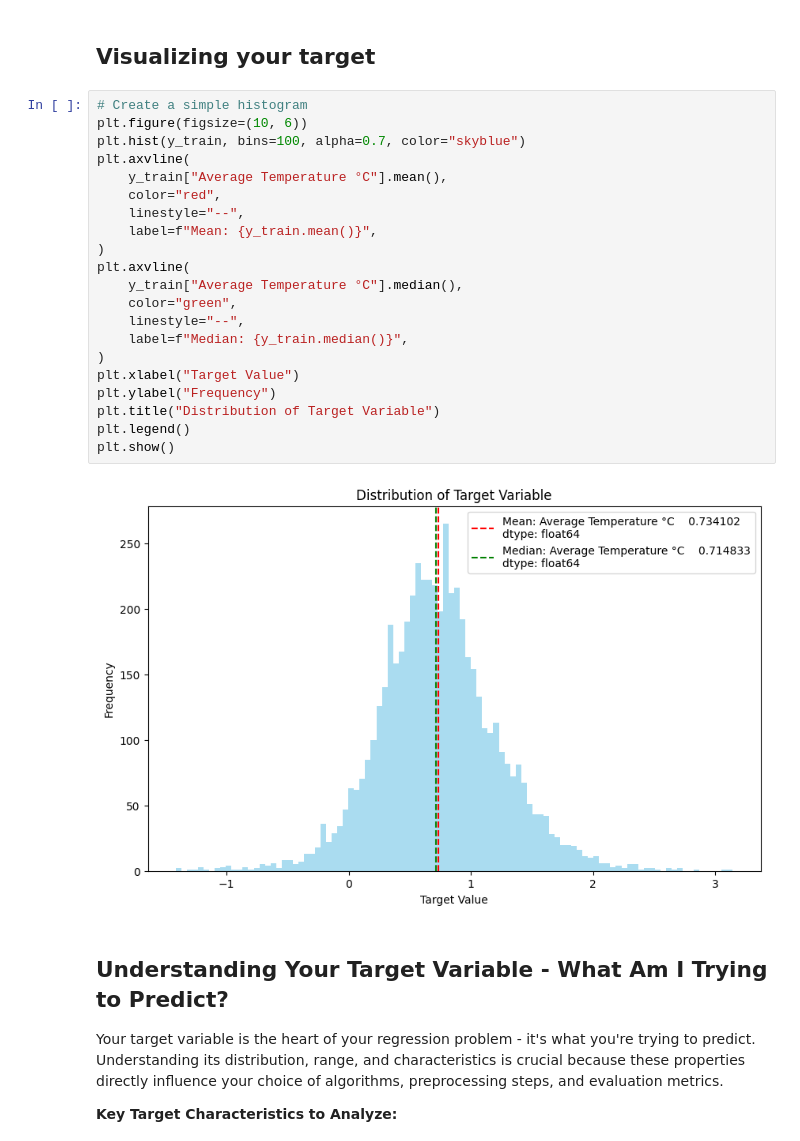
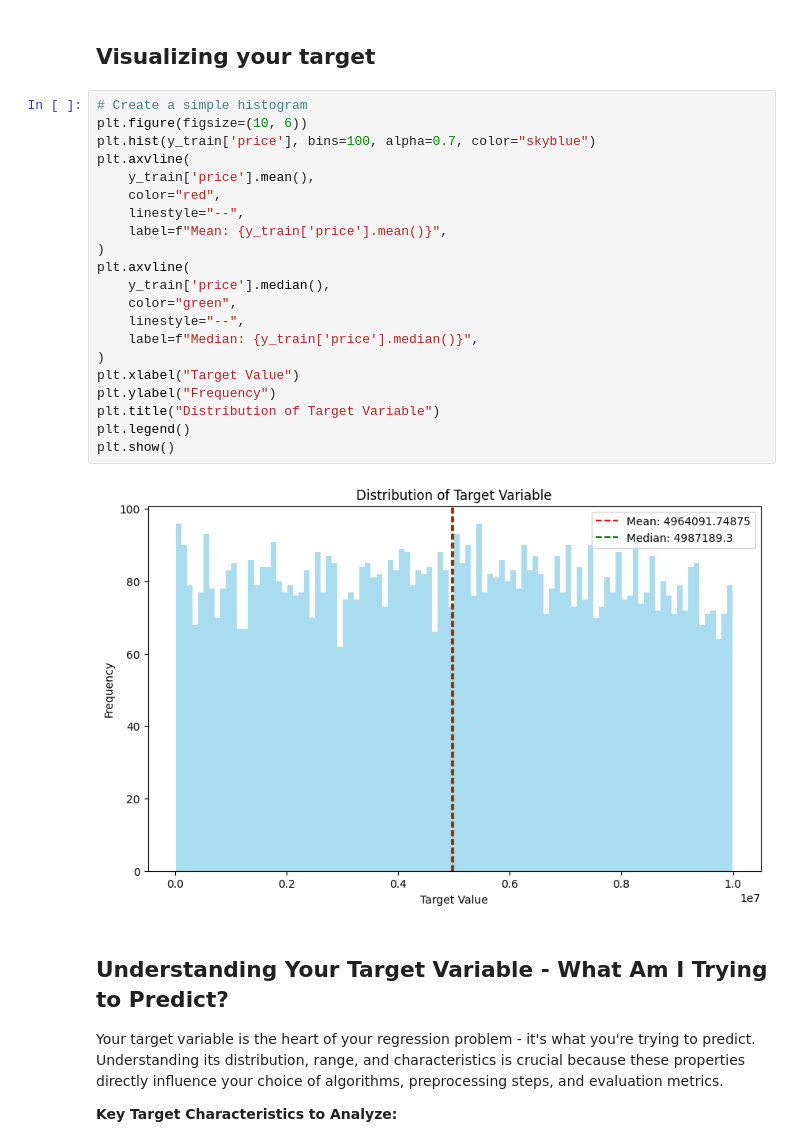
Before and after one commit to lukasbals/tomorrow-university, a Jupyter notebook: 10_regression/sustainability-predictor/notebooks/05_exploratory_data_analysis.ipynb, the cells around one changed output. Drawn from its saved outputs; the diff is of its cells as text.

```diff
--- a/10_regression/sustainability-predictor/notebooks/05_exploratory_data_analysis.ipynb
+++ b/10_regression/sustainability-predictor/notebooks/05_exploratory_data_analysis.ipynb
@@ -127,26 +130,26 @@ dtype: int64
 # %%
 # Create a simple histogram
 plt.figure(figsize=(10, 6))
-plt.hist(y_train, bins=100, alpha=0.7, color="skyblue")
+plt.hist(y_train['price'], bins=100, alpha=0.7, color="skyblue")
 plt.axvline(
-    y_train["Average Temperature °C"].mean(),
+    y_train['price'].mean(),
     color="red",
     linestyle="--",
-    label=f"Mean: {y_train.mean()}",
+    label=f"Mean: {y_train['price'].mean()}",
 )
 plt.axvline(
-    y_train["Average Temperature °C"].median(),
+    y_train['price'].median(),
     color="green",
     linestyle="--",
-    label=f"Median: {y_train.median()}",
+    label=f"Median: {y_train['price'].median()}",
 )
 plt.xlabel("Target Value")
 plt.ylabel("Frequency")
 plt.title("Distribution of Target Variable")
 plt.legend()
 plt.show()
 # %% [output]
-[figure, old version]
+[figure, new version]
 # %% [markdown]
 ## Understanding Your Target Variable - What Am I Trying to Predict?
 
```
Also changed, not shown: parts of 10 cells of this notebook, 13 other files.
